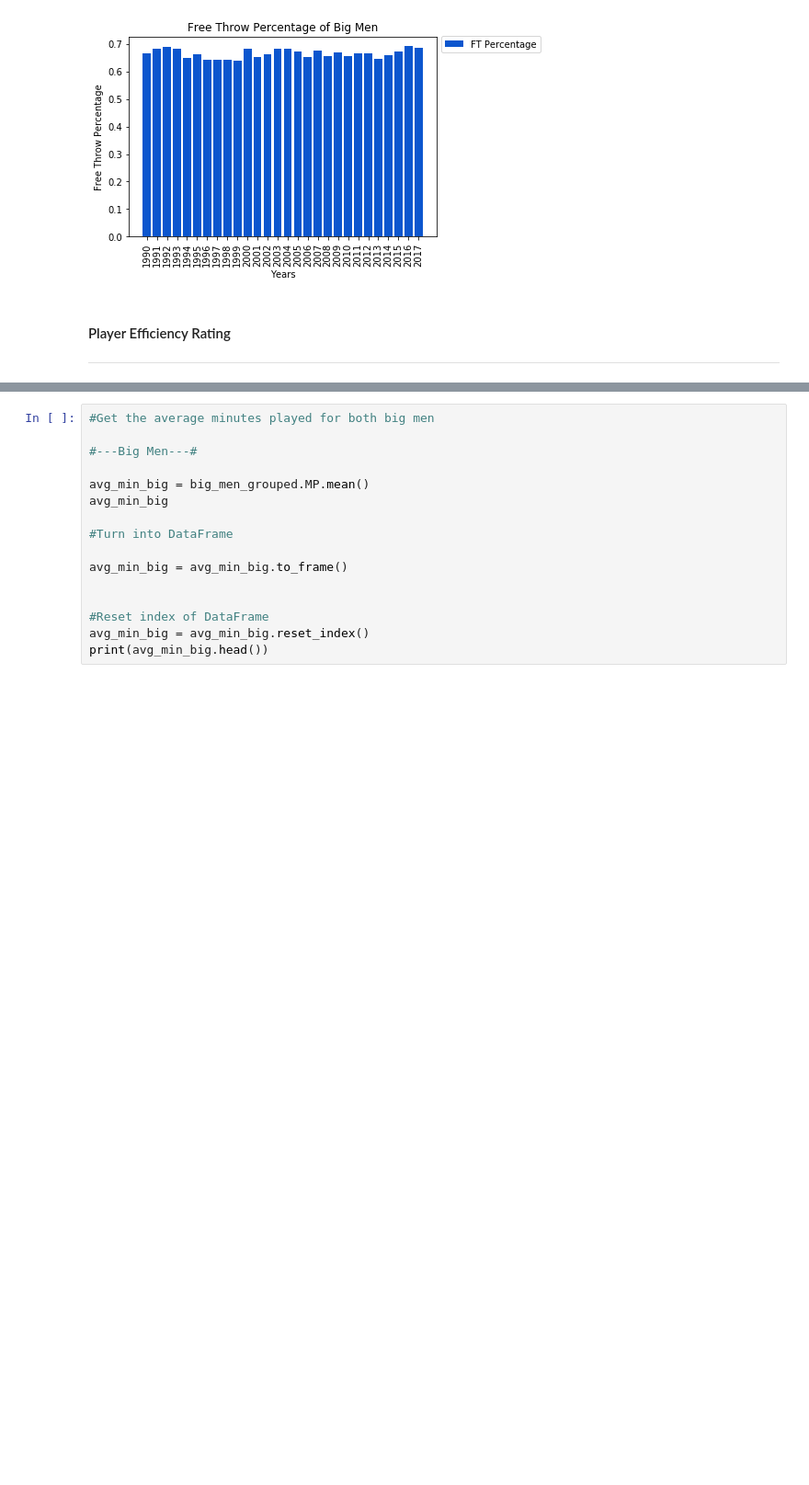
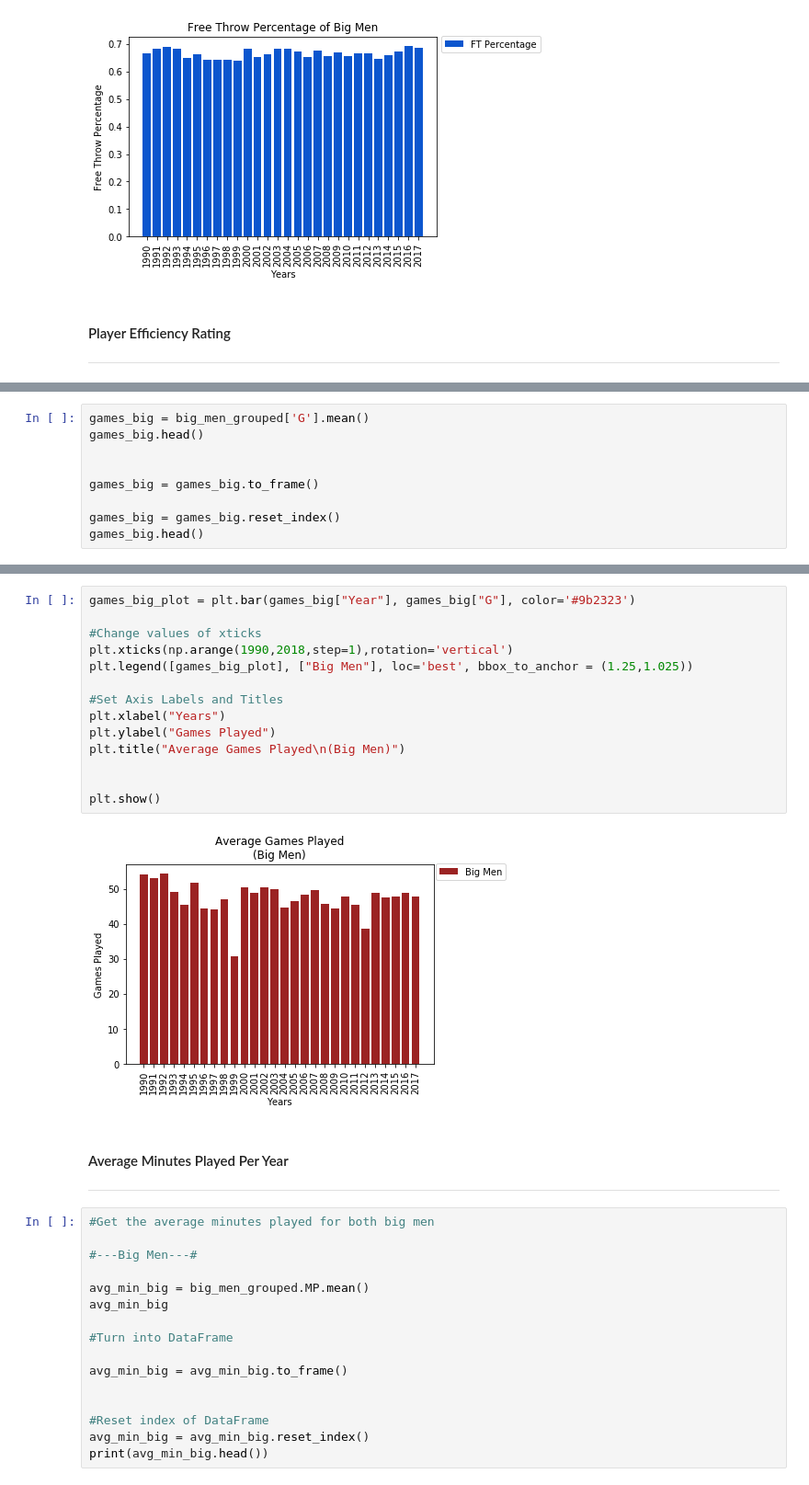
Before and after one commit to logan7734/Project1_repo, a Jupyter notebook: Presentation Notebook-Final.ipynb, the cells around one changed output, grey strips where cells are left out. Shown at 92% size. Cells and saved outputs as stored; diff of their text form; blank space fills up the shorter version.

```diff
--- a/Presentation Notebook-Final.ipynb
+++ b/Presentation Notebook-Final.ipynb
@@ -517,0 +552,9 @@ plt.show()
+# %%
+games_big = big_men_grouped['G'].mean()
+games_big.head()
+
+
+games_big = games_big.to_frame()
+
+games_big = games_big.reset_index()
+games_big.head()
@@ -518,3 +568,22 @@ plt.show()
+# %%
+games_big_plot = plt.bar(games_big["Year"], games_big["G"], color='#9b2323')
+
+#Change values of xticks
+plt.xticks(np.arange(1990,2018,step=1),rotation='vertical')
+plt.legend([games_big_plot], ["Big Men"], loc='best', bbox_to_anchor = (1.25,1.025))
+
+#Set Axis Labels and Titles
+plt.xlabel("Years")
+plt.ylabel("Games Played")
+plt.title("Average Games Played\n(Big Men)")
+
+
+plt.show()
+# %% [output]
+[figure, added]
+# %% [markdown]
+#### Average Minutes Played Per Year
+***
 # %%
 #Get the average minutes played for both big men
 
```
Also changed, not shown: parts of 12 cells of this notebook.
